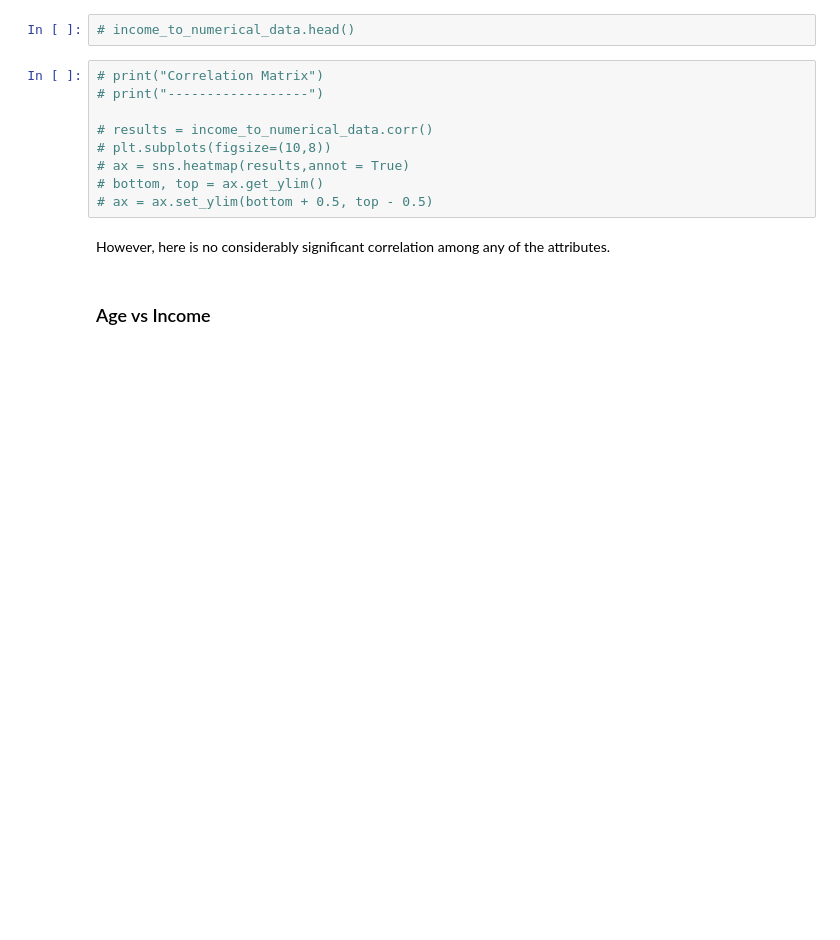
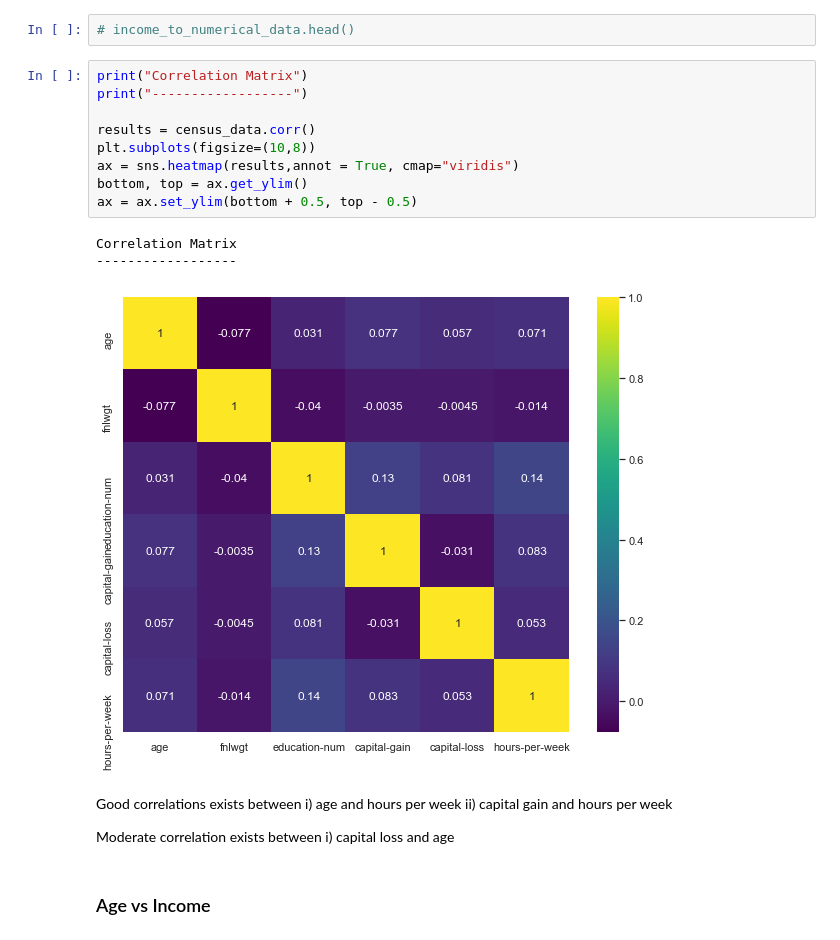
Before and after one commit to saisuma29/census_income, a Jupyter notebook: census.ipynb, the cells around one changed output. Saved outputs shown, nothing was run; the diff lists cells and outputs as text; blank space fills up the shorter version.

```diff
--- a/census.ipynb
+++ b/census.ipynb
@@ -350,17 +354,25 @@ Converted the 'income' values to 0 or 1
 # %%
 # income_to_numerical_data.head()
 # %%
-# print("Correlation Matrix")
-# print("------------------")
+print("Correlation Matrix")
+print("------------------")
 
-# results = income_to_numerical_data.corr()
-# plt.subplots(figsize=(10,8))
-# ax = sns.heatmap(results,annot = True)
-# bottom, top = ax.get_ylim()
-# ax = ax.set_ylim(bottom + 0.5, top - 0.5)
+results = census_data.corr()
+plt.subplots(figsize=(10,8))
+ax = sns.heatmap(results,annot = True, cmap="viridis")
+bottom, top = ax.get_ylim()
+ax = ax.set_ylim(bottom + 0.5, top - 0.5)
+# %% [output]
+Correlation Matrix
+------------------
+[figure, added]
-# %% [markdown]
-
-However, here is no considerably significant correlation among any of the attributes.
+# %% [markdown]
+Good correlations exists between
+i)  age and hours per week
+ii) capital gain and hours per week
+
+Moderate correlation exists between
+i)  capital loss and age
 # %% [markdown]
 ### Age vs Income
 # %%
```
Also changed, not shown: parts of 36 cells of this notebook.
